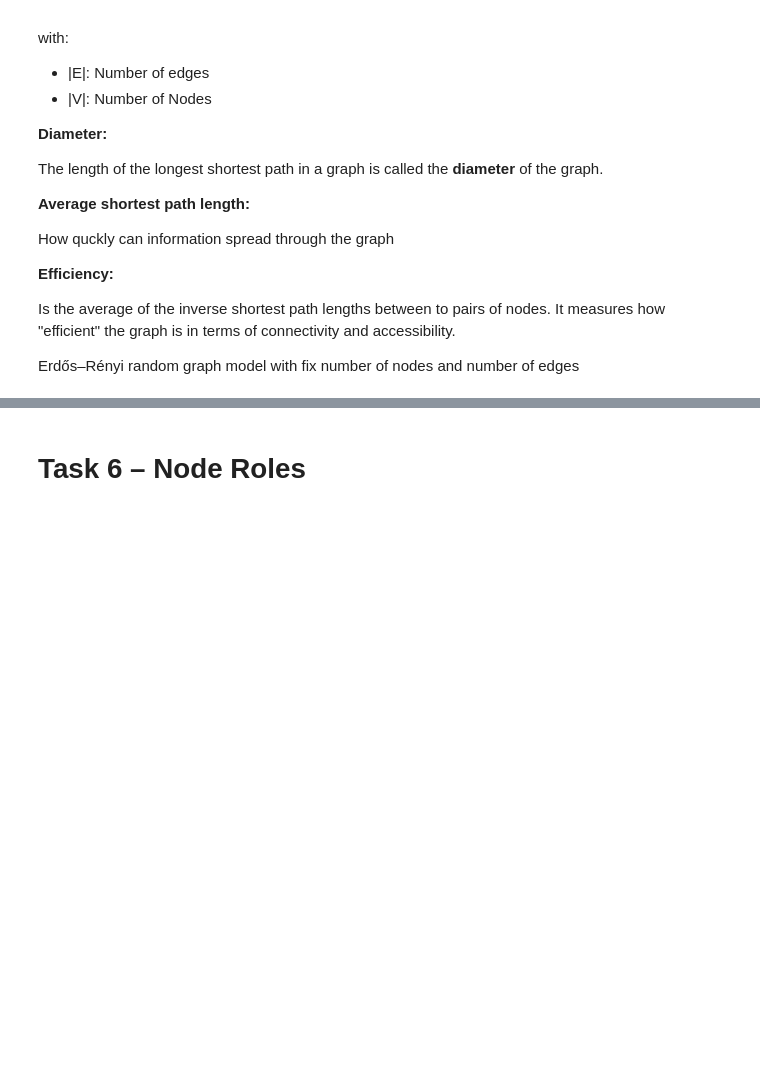
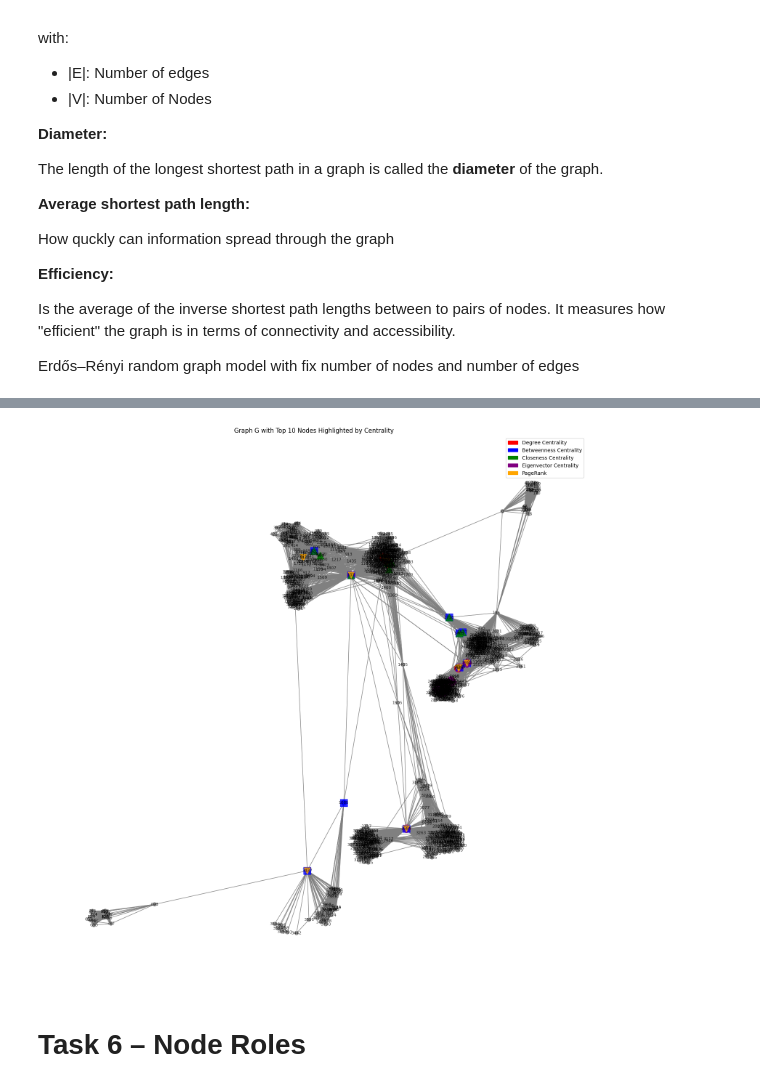
Before and after one commit to RATFIVE/PorfolioExamDataMining, a Jupyter notebook: code/experiments_graph.ipynb, the cells around one changed output, grey strips where cells are left out. Saved outputs shown, nothing was run; the diff lists cells and outputs as text; code cells hidden in the pictures; blank space fills up the shorter version.

```diff
--- a/code/experiments_graph.ipynb
+++ b/code/experiments_graph.ipynb
@@ -335,2 +477,80 @@ print(centrality_df)  # Preview the results
+# %%
+import matplotlib.pyplot as plt
+import matplotlib.patches as mpatches
+import networkx as nx
+
+# Bestimmen der Knoten mit den 10 kleinsten Rängen für jede Zentralität
+top_nodes = {
+    'Degree Centrality': centrality_df.nsmallest(10, 'Degree Centrality Rank')['Node'].tolist(),
+    'Betweenness Centrality': centrality_df.nsmallest(10, 'Betweenness Centrality Rank')['Node'].tolist(),
+    'Closeness Centrality': centrality_df.nsmallest(10, 'Closeness Centrality Rank')['Node'].tolist(),
+    'Eigenvector Centrality': centrality_df.nsmallest(10, 'Eigenvector Centrality Rank')['Node'].tolist(),
+    'PageRank': centrality_df.nsmallest(10, 'PageRank Rank')['Node'].tolist(),
+}
+
+# Farben für jede Zentralität
+colors = {
+    'Degree Centrality': 'red',
+    'Betweenness Centrality': 'blue',
+    'Closeness Centrality': 'green',
+    'Eigenvector Centrality': 'purple',
+    'PageRank': 'orange',
+}
+
+# Symbole für jede Zentralität
+markers = {
+    'Degree Centrality': 'o',  # Kreis
+    'Betweenness Centrality': 's',  # Quadrat
+    'Closeness Centrality': '^',  # Dreieck
+    'Eigenvector Centrality': 'D',  # Diamant
+    'PageRank': 'v',  # Umgekehrtes Dreieck
+}
+
+sizes = {
+    'Degree Centrality': 12,
+    'Betweenness Centrality': 11,
+    'Closeness Centrality': 10,
+    'Eigenvector Centrality': 9,
+    'PageRank': 8,
+}
+
+# Scaler for better visability
+scaler = 10
+
+# Initialisieren der Knotenfarben und -formen
+node_colors = ['grey'] * G.number_of_nodes()
+node_shapes = ['o'] * G.number_of_nodes()
+node_sizes = [5 * scaler] * G.number_of_nodes()
+
+# Knoten einfärben und Formen zuweisen
+for centrality, nodes in top_nodes.items():
+    for node in nodes:
+        idx = list(G.nodes).index(node)
+        node_colors[idx] = colors[centrality]
+        node_shapes[idx] = markers[centrality]
+        node_sizes[idx] = sizes[centrality] * scaler
+
+# Graph zeichnen
+plt.figure(figsize=(15, 15))
+pos = nx.spring_layout(G, seed=42)
+
+nx.draw(G, pos, with_labels=True, node_color=node_colors, node_size=node_sizes, edge_color='grey', font_size=8, alpha=0.8)
+
+nx.draw_networkx_edges(G, pos, alpha=0.5, edge_color='grey')
+
+# Knoten manuell zeichnen
+for centrality, nodes in top_nodes.items():
+    nx.draw_networkx_nodes(G, pos, nodelist=nodes, node_color=colors[centrality], node_shape=markers[centrality], node_size=sizes[centrality]*2*scaler, label=centrality, alpha=0.8)
+
+#nx.draw_networkx_labels(G, pos, font_size=4)
+
+plt.title("Graph G with Top 10 Nodes Highlighted by Centrality")
+
+# Legende erstellen
+legend_handles = [mpatches.Patch(color=color, label=centrality) for centrality, color in colors.items()]
+plt.legend(handles=legend_handles, loc='best')
+plt.show()
+# %% [output]
+[figure, added]
 # %% [markdown]
 # Task 6 – Node Roles
```
Also changed, not shown: parts of 24 cells of this notebook.
